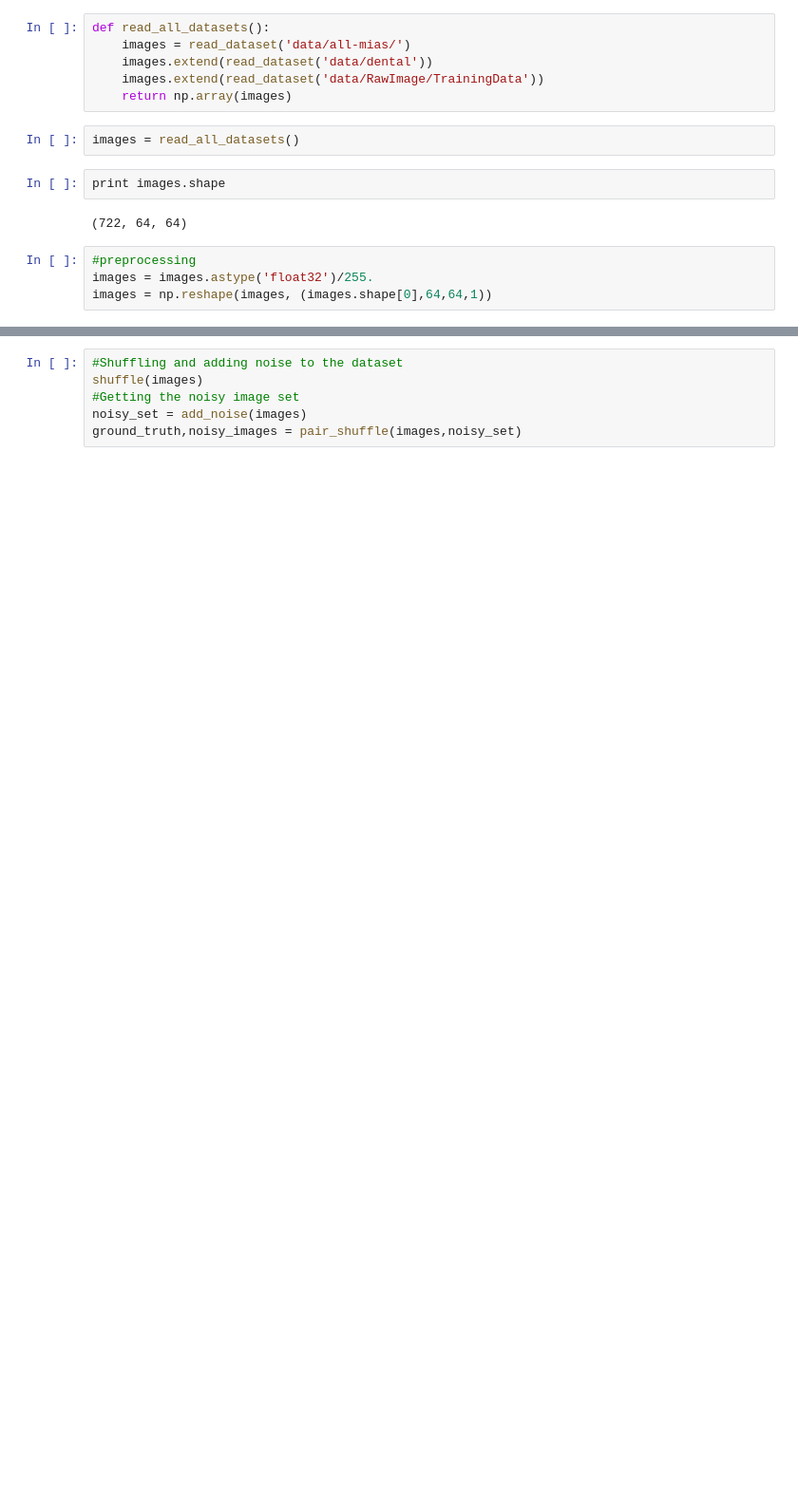
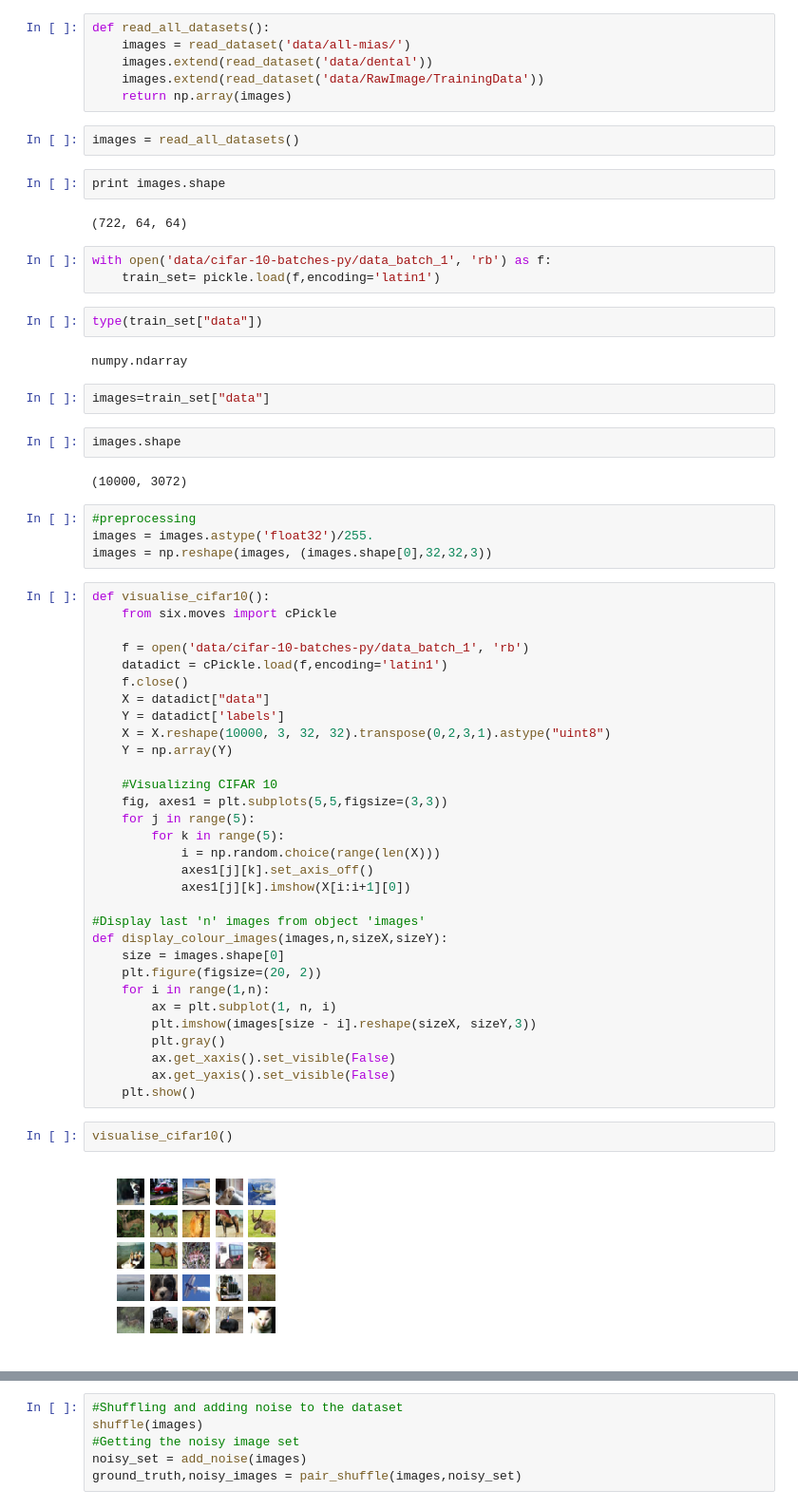
Before and after one commit to AYeshwanth/Image-Denoising-with-Convolutional-Denoising-Autoencoders, a Jupyter notebook: mini-MIAS.ipynb, the cells around one changed output, grey strips where cells are left out. Shown: that part at 95% size. Cells and saved outputs as stored; diff of their text form; blank space fills up the shorter version.

```diff
--- a/mini-MIAS.ipynb
+++ b/mini-MIAS.ipynb
@@ -36,8 +38,56 @@ images = read_all_datasets()
 print images.shape
 # %% [output]
 (722, 64, 64)
+# %%
+with open('data/cifar-10-batches-py/data_batch_1', 'rb') as f:
+    train_set= pickle.load(f,encoding='latin1')
+# %%
+type(train_set["data"])
+# %% [output]
+numpy.ndarray
+# %%
+images=train_set["data"]
+# %%
+images.shape
+# %% [output]
+(10000, 3072)
 # %%
 #preprocessing
 images = images.astype('float32')/255.
-images = np.reshape(images, (images.shape[0],64,64,1))
+images = np.reshape(images, (images.shape[0],32,32,3))
+# %%
+def visualise_cifar10():
+    from six.moves import cPickle
+
+    f = open('data/cifar-10-batches-py/data_batch_1', 'rb')
+    datadict = cPickle.load(f,encoding='latin1')
+    f.close()
+    X = datadict["data"]
+    Y = datadict['labels']
+    X = X.reshape(10000, 3, 32, 32).transpose(0,2,3,1).astype("uint8")
+    Y = np.array(Y)
+
+    #Visualizing CIFAR 10
+    fig, axes1 = plt.subplots(5,5,figsize=(3,3))
+    for j in range(5):
+        for k in range(5):
+            i = np.random.choice(range(len(X)))
+            axes1[j][k].set_axis_off()
+            axes1[j][k].imshow(X[i:i+1][0])
+
+#Display last 'n' images from object 'images'
+def display_colour_images(images,n,sizeX,sizeY):
+    size = images.shape[0]
+    plt.figure(figsize=(20, 2))
+    for i in range(1,n):
+        ax = plt.subplot(1, n, i)
+        plt.imshow(images[size - i].reshape(sizeX, sizeY,3))
+        plt.gray()
+        ax.get_xaxis().set_visible(False)
+        ax.get_yaxis().set_visible(False)
+    plt.show()
+# %%
+visualise_cifar10()
+# %% [output]
+[figure, added]
 # %%
```
Also changed, not shown: parts of 17 cells of this notebook.
